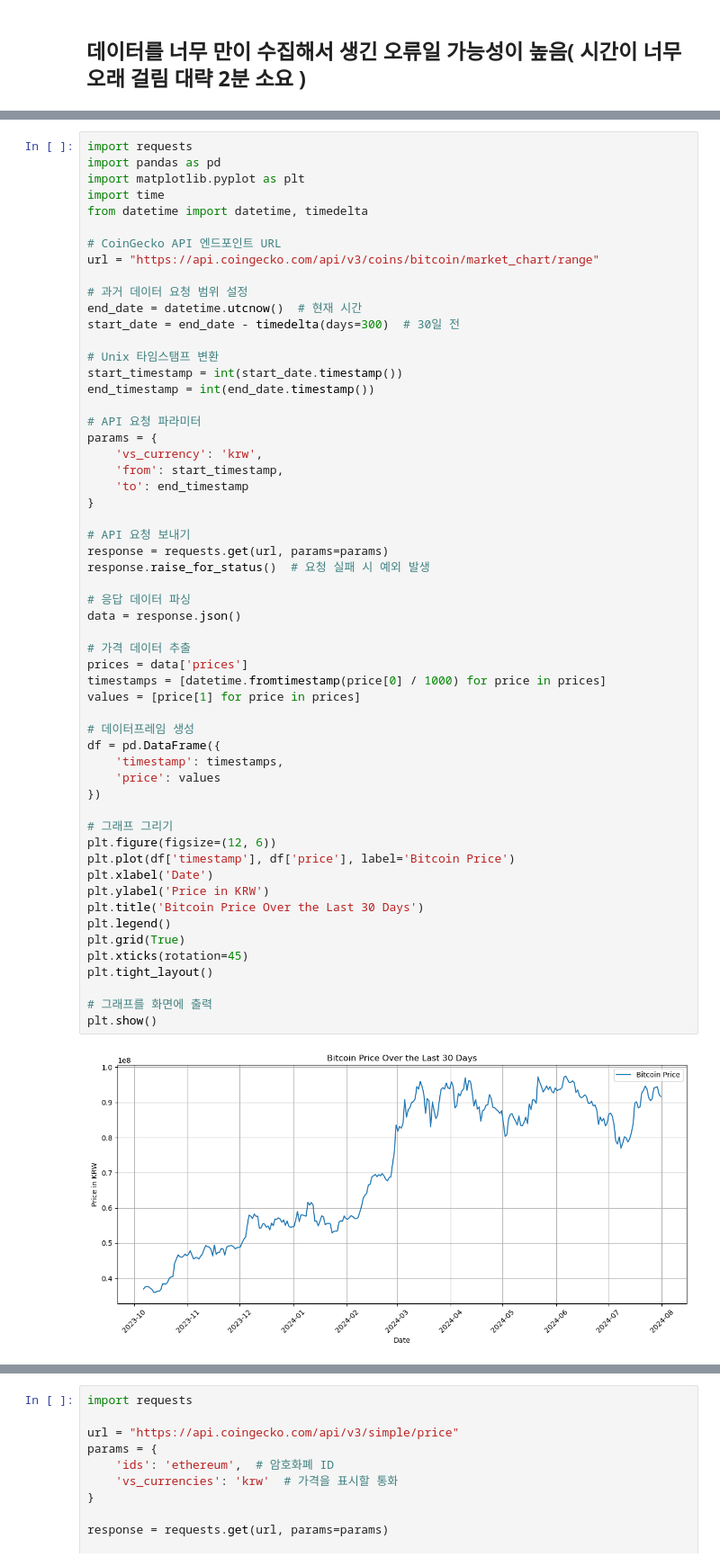
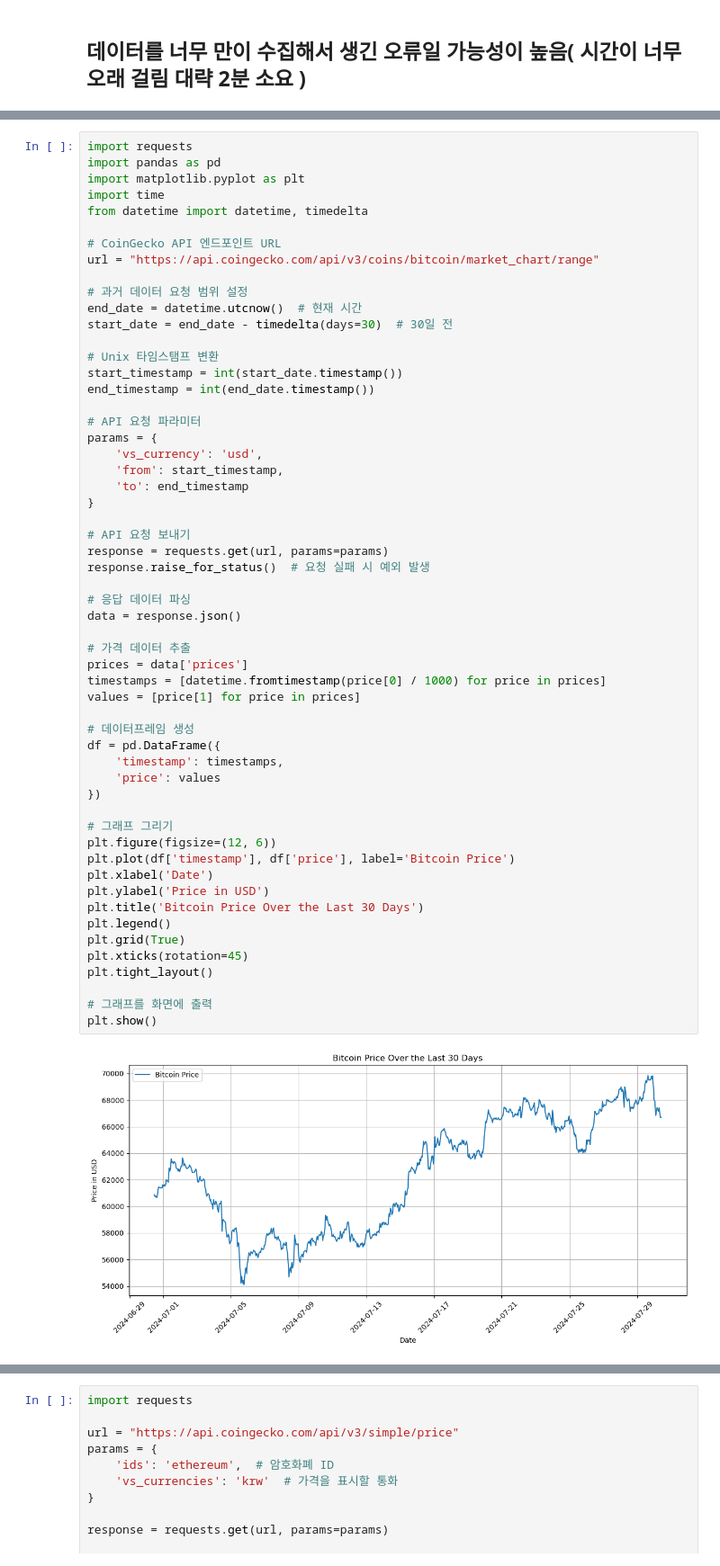
Before and after one commit to choi55j/after-school, a Jupyter notebook: Cryptocurrency Data Analysis/암호화폐 분석.ipynb, the cells around one changed output, grey strips where cells are left out. Shown: that part at 90% size. Cells and saved outputs as stored; diff of their text form.

```diff
--- a/Cryptocurrency Data Analysis/암호화폐 분석.ipynb
+++ b/Cryptocurrency Data Analysis/암호화폐 분석.ipynb
@@ -129,7 +129,7 @@ url = "https://api.coingecko.com/api/v3/coins/bitcoin/market_chart/range"
 
 # 과거 데이터 요청 범위 설정
 end_date = datetime.utcnow()  # 현재 시간
-start_date = end_date - timedelta(days=300)  # 30일 전
+start_date = end_date - timedelta(days=30)  # 30일 전
 
 # Unix 타임스탬프 변환
 start_timestamp = int(start_date.timestamp())
@@ -137,7 +137,7 @@ end_timestamp = int(end_date.timestamp())
 
 # API 요청 파라미터
 params = {
-    'vs_currency': 'krw',
+    'vs_currency': 'usd',
     'from': start_timestamp,
     'to': end_timestamp
 }
@@ -146,35 +146,35 @@ params = {
 response = requests.get(url, params=params)
 response.raise_for_status()  # 요청 실패 시 예외 발생
 
 # 응답 데이터 파싱
 data = response.json()
 
 # 가격 데이터 추출
 prices = data['prices']
 timestamps = [datetime.fromtimestamp(price[0] / 1000) for price in prices]
 values = [price[1] for price in prices]
 
 # 데이터프레임 생성
 df = pd.DataFrame({
     'timestamp': timestamps,
     'price': values
 })
 
 # 그래프 그리기
 plt.figure(figsize=(12, 6))
 plt.plot(df['timestamp'], df['price'], label='Bitcoin Price')
 plt.xlabel('Date')
-plt.ylabel('Price in KRW')
+plt.ylabel('Price in USD')
 plt.title('Bitcoin Price Over the Last 30 Days')
 plt.legend()
 plt.grid(True)
 plt.xticks(rotation=45)
 plt.tight_layout()
 
 # 그래프를 화면에 출력
 plt.show()
 # %% [output]
-[figure, old version]
+[figure, new version]
 # %%
 import requests
 import pandas as pd
```
Also changed, not shown: parts of 4 cells of this notebook.
